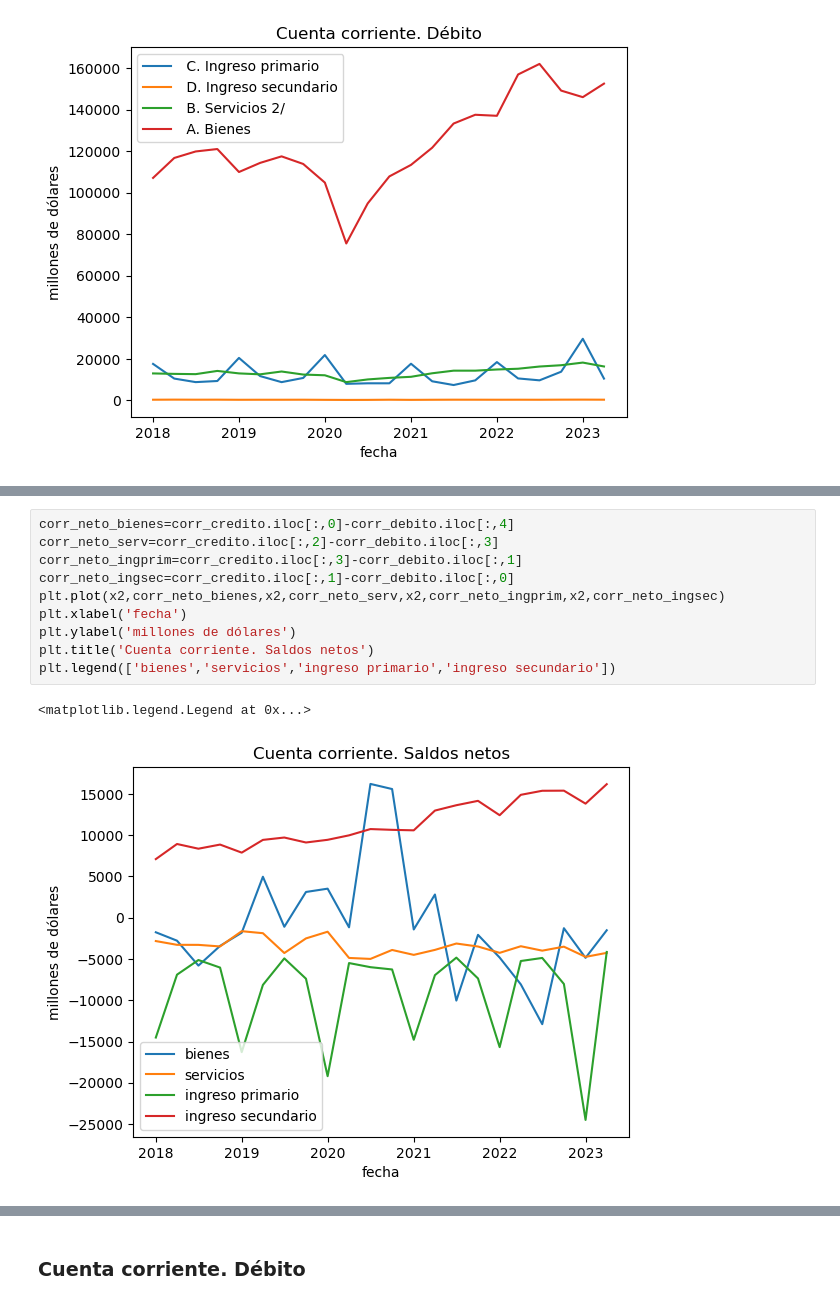
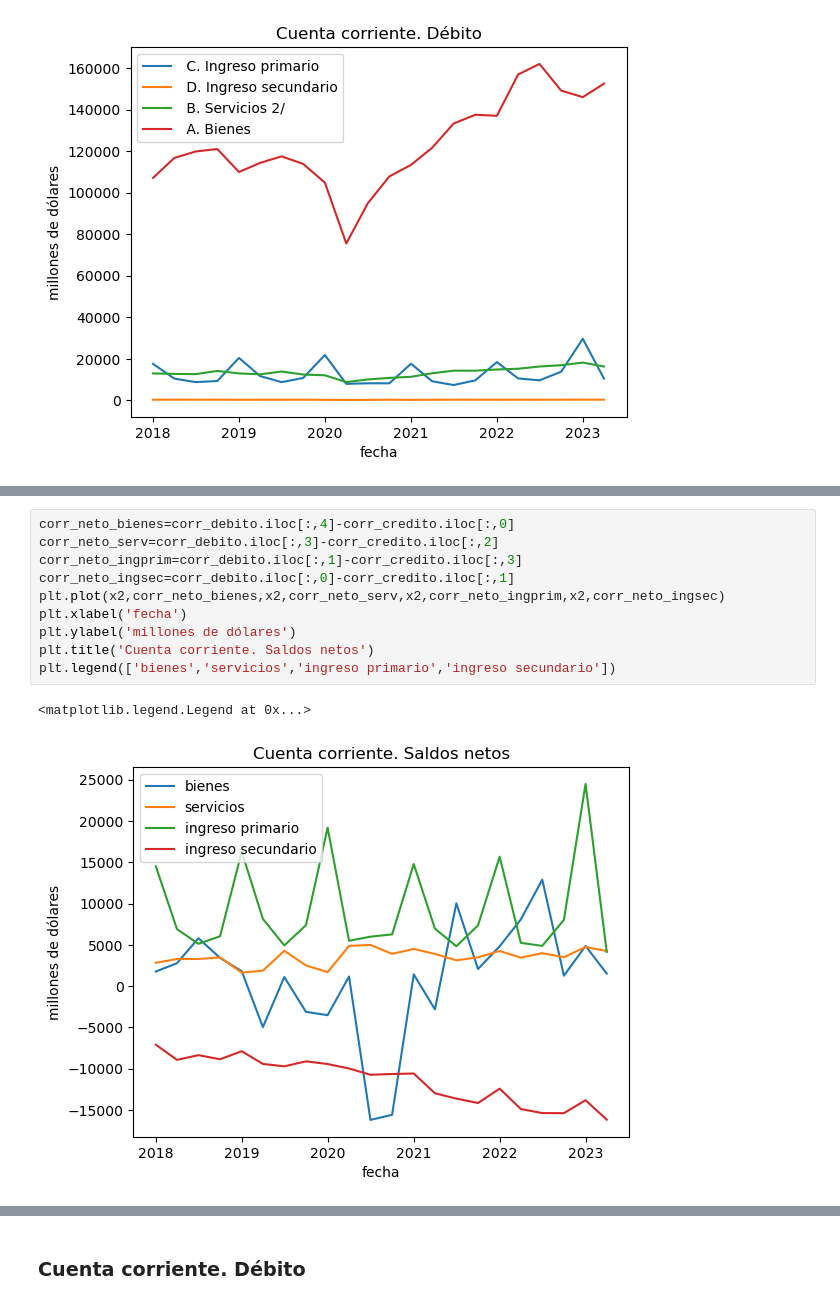
Before and after one commit to sparkieth/estancia_investigacion, a Jupyter notebook: modelacion_economica/modelo_cuenta_corriente.ipynb, the cells around one changed output, grey strips where cells are left out. Drawn from its saved outputs; the diff is of its cells as text.

```diff
--- a/modelacion_economica/modelo_cuenta_corriente.ipynb
+++ b/modelacion_economica/modelo_cuenta_corriente.ipynb
@@ -96,13 +136,13 @@ plt.show()
 # %%
-corr_neto_bienes=corr_credito.iloc[:,0]-corr_debito.iloc[:,4]
-corr_neto_serv=corr_credito.iloc[:,2]-corr_debito.iloc[:,3]
-corr_neto_ingprim=corr_credito.iloc[:,3]-corr_debito.iloc[:,1]
-corr_neto_ingsec=corr_credito.iloc[:,1]-corr_debito.iloc[:,0]
+corr_neto_bienes=corr_debito.iloc[:,4]-corr_credito.iloc[:,0]
+corr_neto_serv=corr_debito.iloc[:,3]-corr_credito.iloc[:,2]
+corr_neto_ingprim=corr_debito.iloc[:,1]-corr_credito.iloc[:,3]
+corr_neto_ingsec=corr_debito.iloc[:,0]-corr_credito.iloc[:,1]
 plt.plot(x2,corr_neto_bienes,x2,corr_neto_serv,x2,corr_neto_ingprim,x2,corr_neto_ingsec)
 plt.xlabel('fecha')
 plt.ylabel('millones de dólares')
 plt.title('Cuenta corriente. Saldos netos')
 plt.legend(['bienes','servicios','ingreso primario','ingreso secundario'])
 # %% [output]
 <matplotlib.legend.Legend at 0x...>
-[figure, old version]
+[figure, new version]
```
Also changed, not shown: parts of 12 cells of this notebook.
